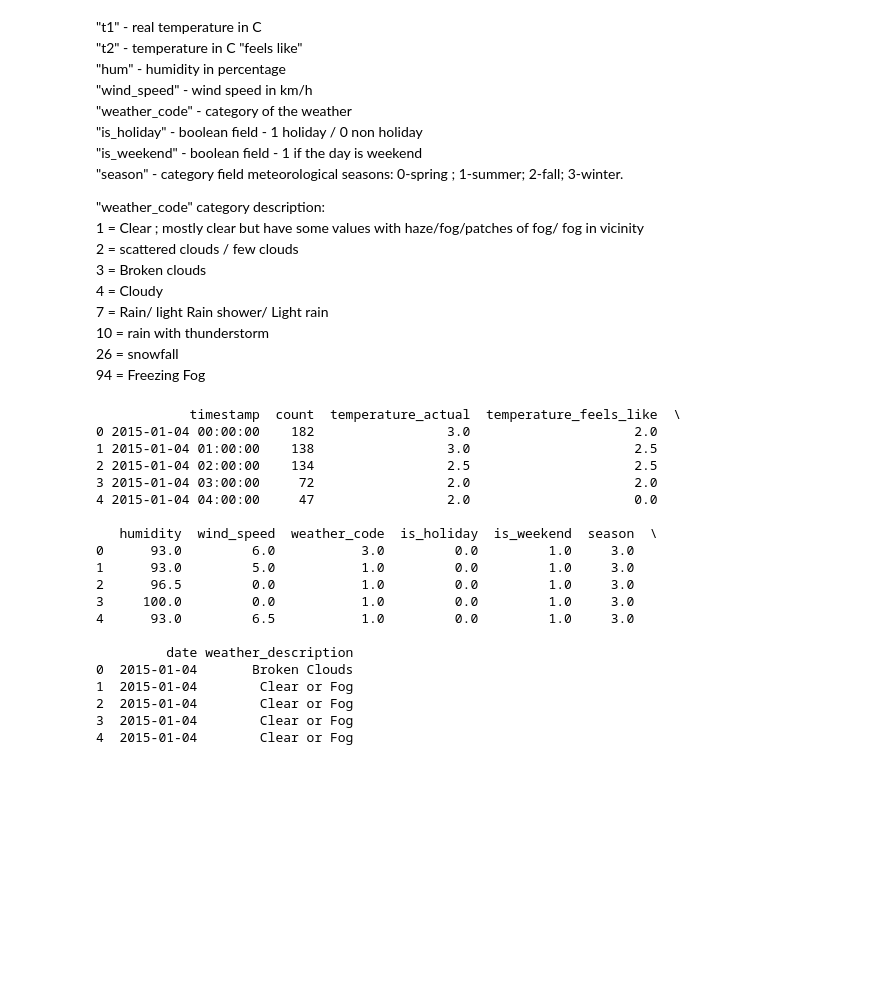
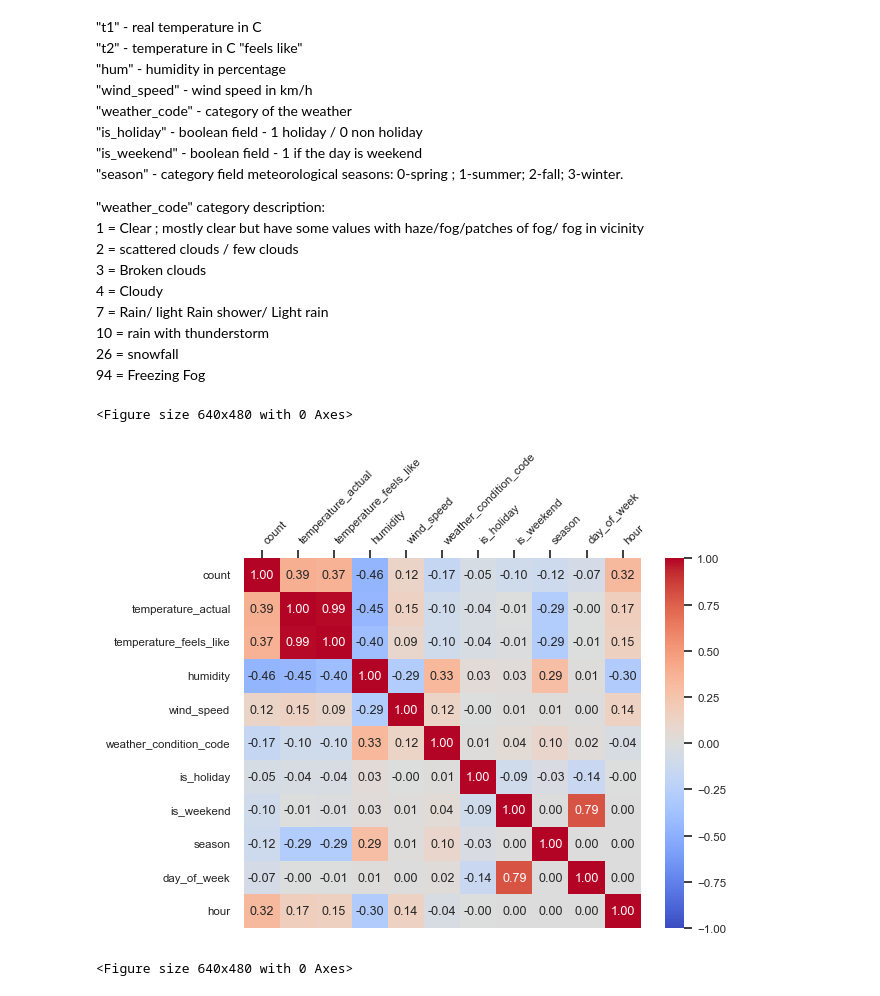
Before and after one commit to Christian-Bull/csca-5622-final, a Jupyter notebook: final.ipynb, the cells around one changed output. Saved outputs shown, nothing was run; the diff lists cells and outputs as text; code cells hidden in the pictures; blank space fills up the shorter version.

```diff
--- a/final.ipynb
+++ b/final.ipynb
@@ -5,10 +5,11 @@ import scipy.stats as stats
 import pandas as pd
 import matplotlib.pyplot as plt
 import seaborn as sns
-# Set color map to have light blue background
-sns.set()
 import statsmodels.formula.api as smf
 import statsmodels.api as sm
+from sklearn.model_selection import train_test_split
+from sklearn.ensemble import RandomForestRegressor
+from sklearn.metrics import root_mean_squared_error, r2_score, accuracy_score
 # %% [markdown]
 London bike sharing dataset
 ========
@@ -42,11 +43,27 @@ Metadata:
 # import data
 bikeshare_data = pd.read_csv("data/london_merged_hour.csv")
 
-# reformat
+# reformat timestamp
 bikeshare_data['timestamp'] = pd.to_datetime(bikeshare_data['timestamp'])
 
-# Set the date (without time) as a new column
-bikeshare_data['date'] = bikeshare_data['timestamp'].dt.date
+# create new columns for date and time data
+bikeshare_data['date'] = bikeshare_data['timestamp'].dt.normalize()
+bikeshare_data['day_of_week'] = bikeshare_data['timestamp'].dt.dayofweek
+bikeshare_data['hour'] = bikeshare_data['timestamp'].dt.hour
+
+# rename columns
+bikeshare_data = bikeshare_data.rename(columns={
+    'cnt': 'count',
+    't1': 'temperature_actual',
+    't2': 'temperature_feels_like',
+    'hum': 'humidity',
+    'weather_code': 'weather_condition_code',
+    'wind_speed': 'wind_speed',
+    'is_holiday': 'is_holiday',
+    'is_weekend': 'is_weekend',
+    'season': 'season',
+    'date': 'date'
+})
 
 # weather code
 weather_code_map = {
@@ -61,40 +78,19 @@ weather_code_map = {
 }
 
 # include weather description for each entry
-bikeshare_data['weather_description'] = bikeshare_data['weather_code'].map(weather_code_map)
-
-# rename columns to be more readable
-bikeshare_data = bikeshare_data.rename(columns={
-    'cnt': 'count',
-    't1': 'temperature_actual',
-    't2': 'temperature_feels_like',
-    'hum': 'humidity',
-    'weather_code': 'weather_condition_code',
-    'wind_speed': 'wind_speed',
-    'is_holiday': 'is_holiday',
-    'is_weekend': 'is_weekend',
-    'season': 'season',
-    'date': 'date',
-    'weather_code': 'weather_code'
-})
+bikeshare_data['weather_description'] = bikeshare_data['weather_condition_code'].map(weather_code_map)
-# %% [output]
-            timestamp  count  temperature_actual  temperature_feels_like  \
-0 2015-01-04 00:00:00    182                 3.0                     2.0
-1 2015-01-04 01:00:00    138                 3.0                     2.5
-2 2015-01-04 02:00:00    134                 2.5                     2.5
-3 2015-01-04 03:00:00     72                 2.0                     2.0
-4 2015-01-04 04:00:00     47                 2.0                     0.0
-
-   humidity  wind_speed  weather_code  is_holiday  is_weekend  season  \
-0      93.0         6.0           3.0         0.0         1.0     3.0
-1      93.0         5.0           1.0         0.0         1.0     3.0
-2      96.5         0.0           1.0         0.0         1.0     3.0
-3     100.0         0.0           1.0         0.0         1.0     3.0
-4      93.0         6.5           1.0         0.0         1.0     3.0
-
-         date weather_description
-0  2015-01-04       Broken Clouds
-1  2015-01-04        Clear or Fog
-2  2015-01-04        Clear or Fog
-3  2015-01-04        Clear or Fog
-4  2015-01-04        Clear or Fog
+# %%
+sns.set_theme(font_scale=.75)
+sns.color_palette("coolwarm", as_cmap=True)
+hm = sns.heatmap(data=bikeshare_data.corr(numeric_only=True), vmin=-1, vmax=1, annot=True, center=0, cmap=sns.color_palette("coolwarm", as_cmap=True), fmt='.2f')
+
+hm.xaxis.set_ticks_position('top')
+hm.xaxis.set_label_position('top')  # optional: move x-axis label too
+plt.xticks(rotation=45, ha='left')  # rotate for better readability
+plt.yticks(rotation=0)   # keep y labels horizontal
+
+plt.figure()
+# %% [output]
+<Figure size 640x480 with 0 Axes>
+[figure, added]
+<Figure size 640x480 with 0 Axes>
```
Also changed, not shown: parts of 3 cells of this notebook.
